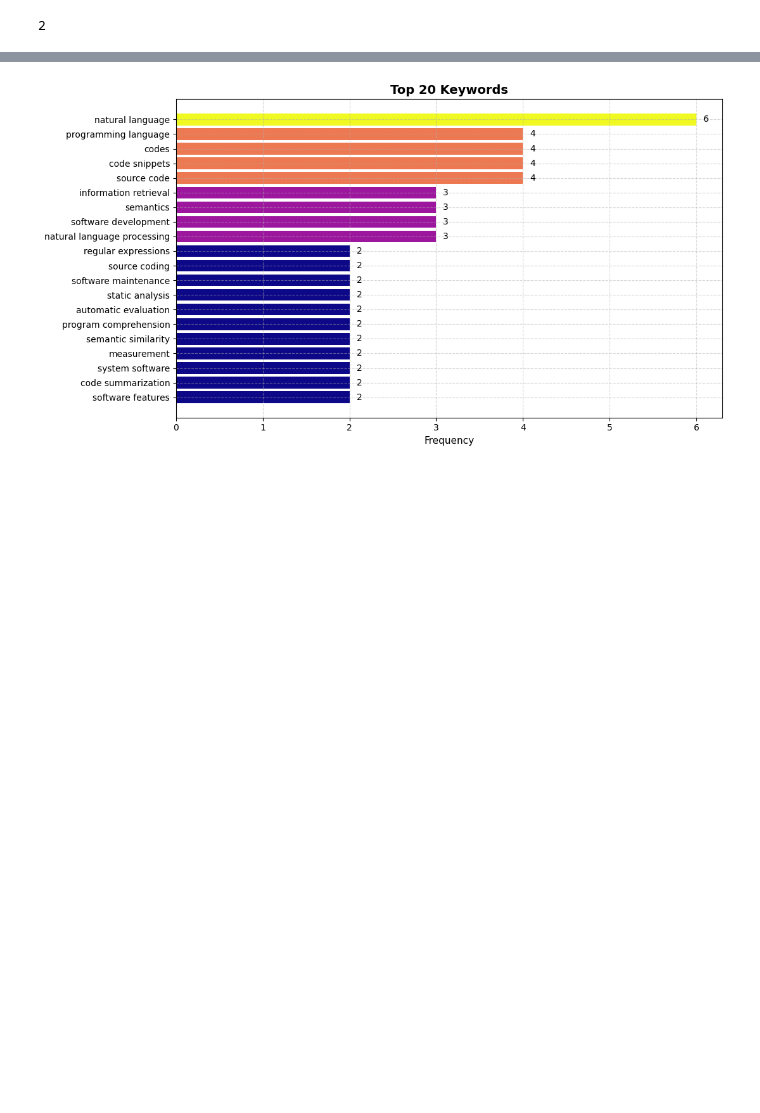
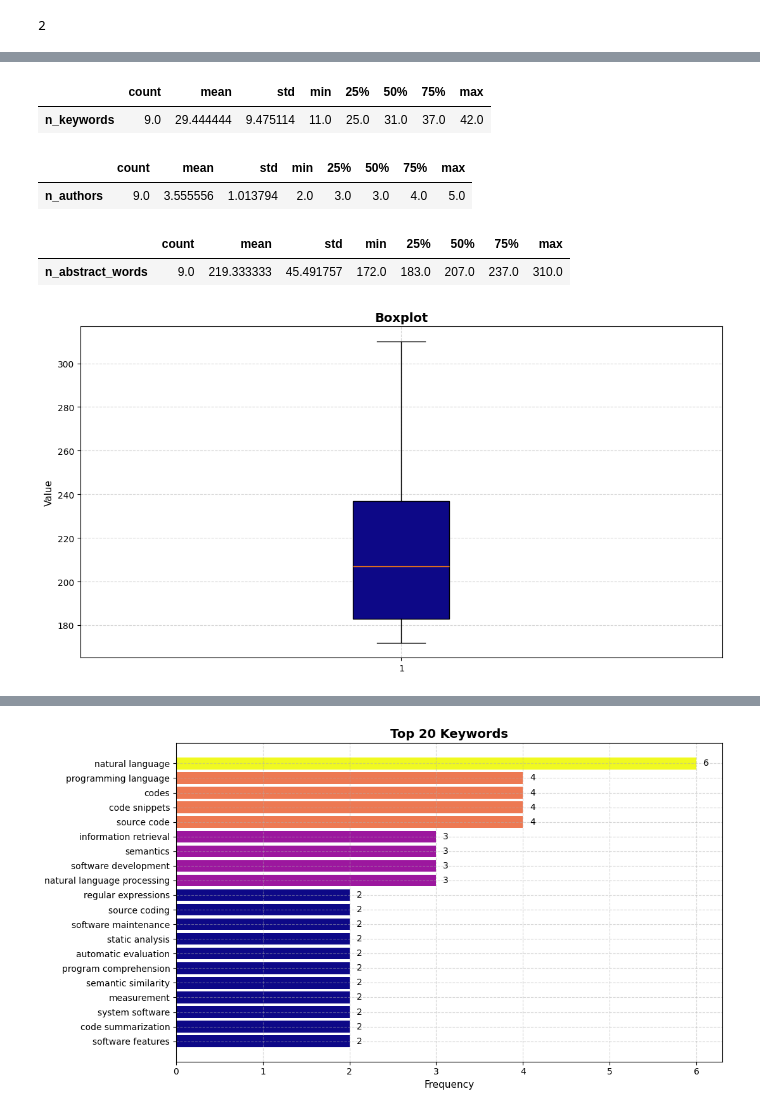
Before and after one commit to IsabelaYabe/lisa-llm-reqs, a Jupyter notebook: papers_lab/eda/eda.ipynb, the cells around one changed output, grey strips where cells are left out. Saved outputs shown, nothing was run; the diff lists cells and outputs as text; code cells hidden in the pictures; blank space fills up the shorter version.

```diff
--- a/eda.ipynb
+++ b/papers_lab/eda/eda.ipynb
@@ -34,2 +40,21 @@ X = pa.bag_of_keywords()
 # %%
 viz = Visualizer(cmap_name="plasma", figsize=(11, 6))
+# %%
+viz.stats_table(df["n_keywords"])
+# %% [output]
+|  | count | mean | std | min | 25% | 50% | 75% | max |
+| n_keywords | 9.0 | 29.444444 | 9.475114 | 11.0 | 25.0 | 31.0 | 37.0 | 42.0 |
+# %%
+viz.stats_table(df["n_authors"])
+# %% [output]
+|  | count | mean | std | min | 25% | 50% | 75% | max |
+| n_authors | 9.0 | 3.555556 | 1.013794 | 2.0 | 3.0 | 3.0 | 4.0 | 5.0 |
+# %%
+viz.stats_table(df["n_abstract_words"])
+# %% [output]
+|  | count | mean | std | min | 25% | 50% | 75% | max |
+| n_abstract_words | 9.0 | 219.333333 | 45.491757 | 172.0 | 183.0 | 207.0 | 237.0 | 310.0 |
+# %%
+viz.boxplot(data=df["n_abstract_words"])
+# %% [output]
+[figure, added]
```
Also changed, not shown: parts of 3 cells of this notebook, 13 other files.
